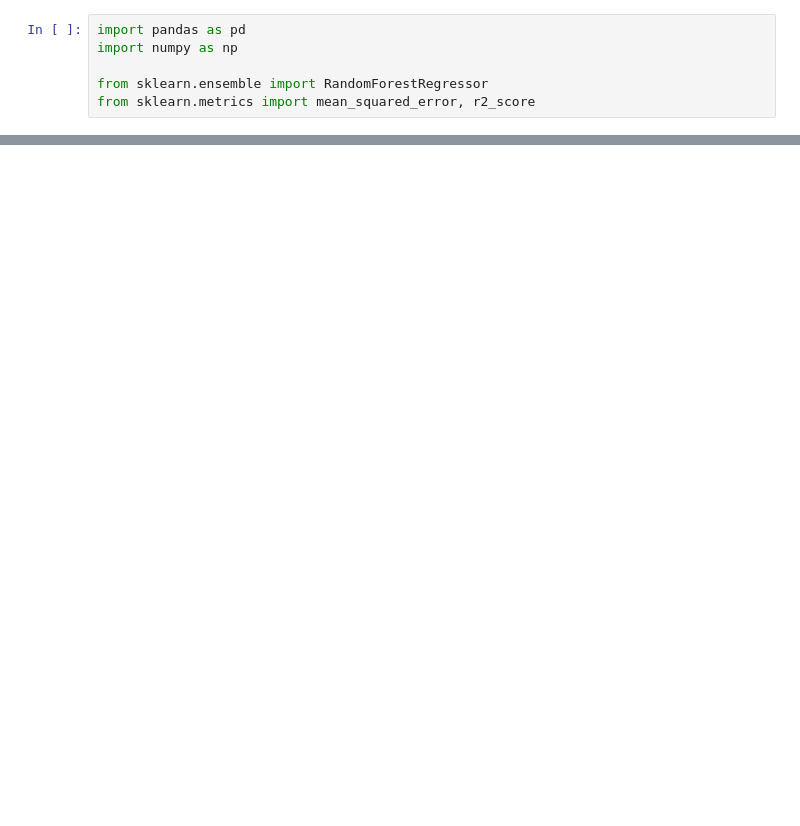
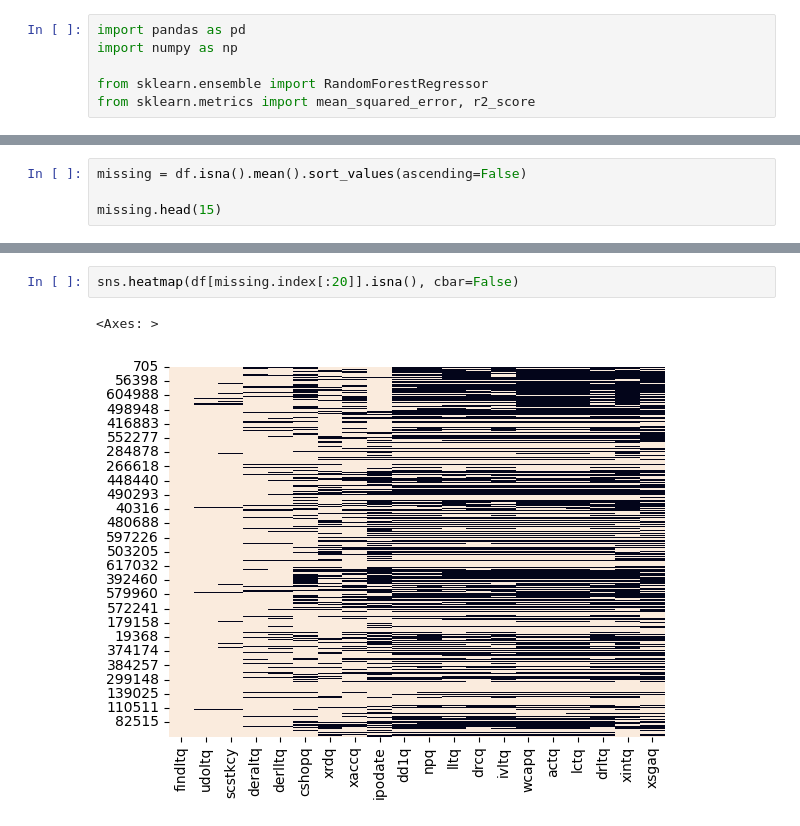
Before and after one commit to Manoj632004/Forecasting-Agent-for-Fintech, a Jupyter notebook: forecast.ipynb, the cells around one changed output, grey strips where cells are left out. Saved outputs shown, nothing was run; the diff lists cells and outputs as text; blank space fills up the shorter version.

```diff
--- a/forecast.ipynb
+++ b/forecast.ipynb
@@ -112,0 +53,4 @@ dtype: float64
+# %%
+missing = df.isna().mean().sort_values(ascending=False)
+
+missing.head(15)
@@ -112,0 +74,5 @@ dtype: float64
+# %%
+sns.heatmap(df[missing.index[:20]].isna(), cbar=False)
+# %% [output]
+<Axes: >
+[figure, added]
```
Also changed, not shown: parts of 18 cells of this notebook, 2 other files.
